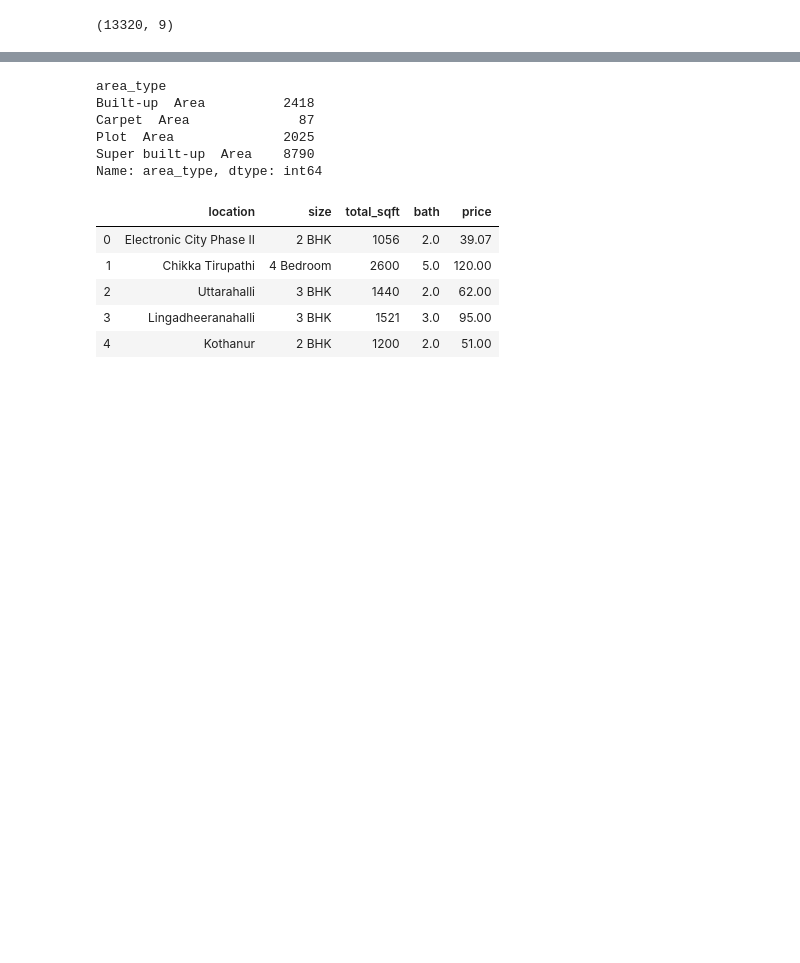
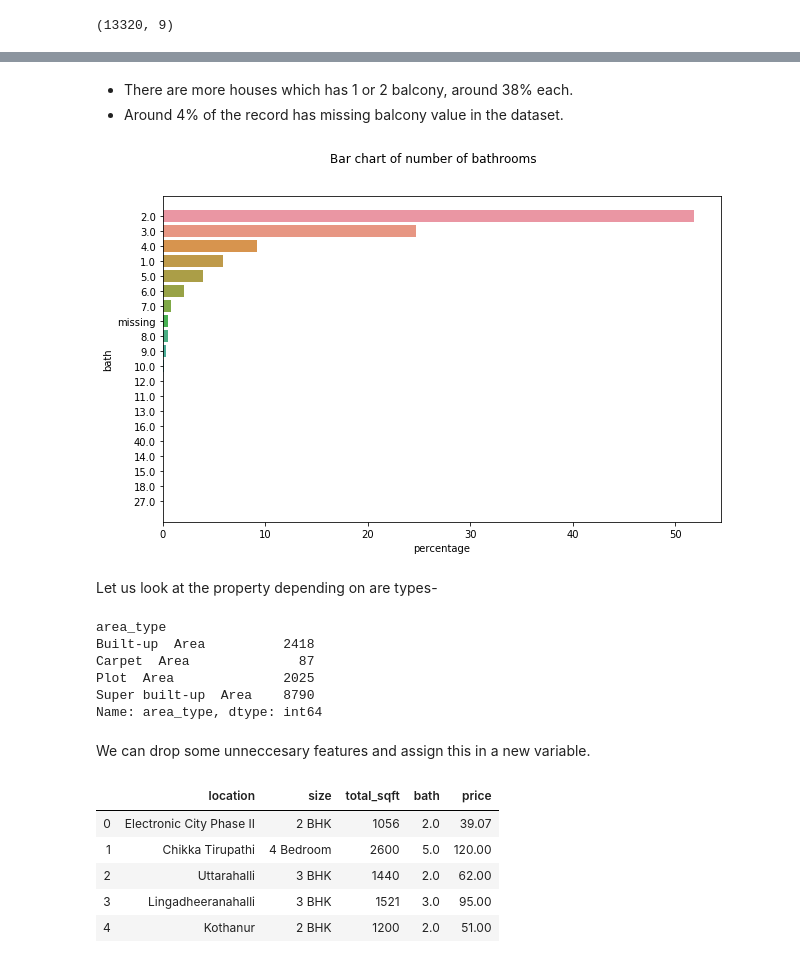
Before and after one commit to raktim314/Bengalure_House_Price_Prediction, a Jupyter notebook: Notebook/01-data-cleaning-and-exploration.ipynb, the cells around one changed output, grey strips where cells are left out. Cells and saved outputs as stored; diff of their text form; code cells hidden in the pictures; blank space fills up the shorter version.

```diff
--- a/model/house_price_prediction.ipynb
+++ b/Notebook/01-data-cleaning-and-exploration.ipynb
@@ -22,3 +120,12 @@ df.shape
+# %% [markdown]
+- There are more houses which has 1 or 2 balcony, around 38% each.
+- Around 4% of the record has missing balcony value in the dataset.
+# %%
+plot_norm_bar(df["bath"], "Bar chart of number of bathrooms")
+# %% [output]
+[figure, added]
+# %% [markdown]
+Let us look at the property depending on are types-
 # %%
 df.groupby('area_type')['area_type'].agg('count')
 # %% [output]
@@ -28,6 +135,8 @@ Carpet  Area              87
 Plot  Area              2025
 Super built-up  Area    8790
 Name: area_type, dtype: int64
+# %% [markdown]
+We can drop some unneccesary features and assign this in a new variable.
 # %%
 df2 = df.drop(columns=['area_type', 'availability', 'society', 'balcony'])
 # %%
```
Also changed, not shown: parts of 50 cells of this notebook, 17 other files.
